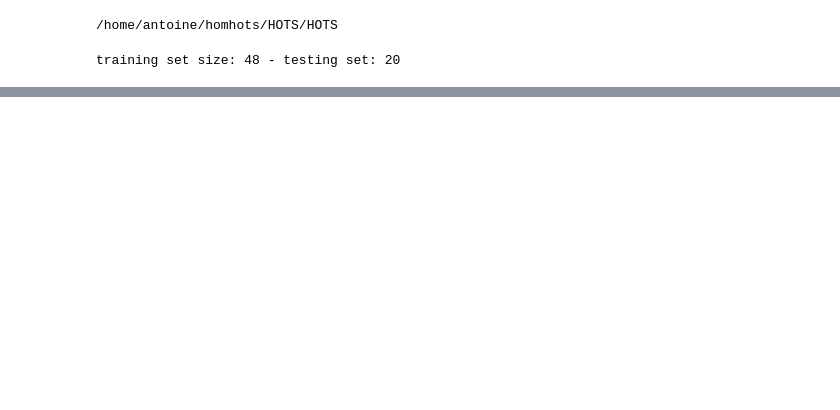
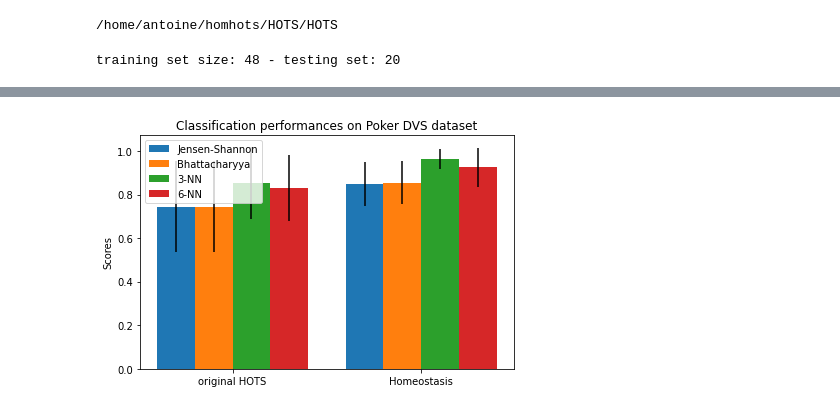
Before and after one commit to SpikeAI/HOTS, a Jupyter notebook: notebooks/HOTS_EXP_06_PokerDVS.ipynb, the cells around one changed output, grey strips where cells are left out. Cells and saved outputs as stored; diff of their text form; code cells hidden in the pictures; blank space fills up the shorter version.

```diff
--- a/notebooks/HOTS_EXP_06_PokerDVS.ipynb
+++ b/notebooks/HOTS_EXP_06_PokerDVS.ipynb
@@ -200,14 +156,14 @@ kNN6_scorehom = []
 kNN3_score = []
 kNN3_scorehom = []
 
-tau = 0.1
+tau = 0.07
 
 for name in ['hots', 'homhots']:
     for i in range(20):
         timestr = '2021-03-28'+str(i)
-        hotshom, homeotest = netparam(name, filt, tau, nbclust, sigma, homeinv, jitter, timestr, dataset, R)#, nb_learn=50)
-        trainhistomap = hotshom.running(homeotest=homeotest, nb_digit = nb_train, outstyle='histo', dataset=dataset)
-        testhistomap = hotshom.running(homeotest = homeotest, train=False, nb_digit=nb_test, jitonic=jitonic, dataset=dataset)
+        hotshom, homeotest = netparam(name, filt, tau, nbclust, sigma, homeinv, jitter, timestr, dataset, R, verbose=verbose)#, nb_learn=50)
+        trainhistomap = hotshom.running(homeotest=homeotest, nb_digit = nb_train, outstyle='histo', dataset=dataset, verbose=verbose)
+        testhistomap = hotshom.running(homeotest = homeotest, train=False, nb_digit=nb_test, jitonic=jitonic, dataset=dataset, verbose=verbose)
         score = histoscore(trainhistomap,testhistomap, verbose = verbose)
         if name=='hots':
             BA_score.append(score[0])
@@ -219,7 +175,7 @@ for name in ['hots', 'homhots']:
             JS_scorehom.append(score[4])
             kNN3_scorehom.append(score[5])
             kNN6_scorehom.append(score[6])
-        trainhistomap = hotshom.running(homeotest=homeotest, nb_digit = nb_train, outstyle='histav', dataset=dataset)
+        trainhistomap = hotshom.running(homeotest=homeotest, nb_digit = nb_train, outstyle='histav', dataset=dataset, verbose=verbose)
         score = histoscore_lagorce(trainhistomap,testhistomap, verbose = verbose)
         if name=='hots':
             BA_score_histav.append(score[0])
@@ -235,0 +204,35 @@ KeyboardInterrupt:
+# %%
+labels = ['original HOTS', 'Homeostasis']
+JS_means = [np.mean(JS_score_histav), np.mean(JS_scorehom_histav)]
+BA_means = [np.mean(BA_score_histav), np.mean(BA_scorehom_histav)]
+kNN3_means = [np.mean(kNN3_score), np.mean(kNN3_scorehom)]
+kNN6_means = [np.mean(kNN6_score), np.mean(kNN6_scorehom)]
+JS_std = [np.std(JS_score_histav), np.std(JS_scorehom_histav)]
+BA_std = [np.std(BA_score_histav), np.std(BA_scorehom_histav)]
+kNN3_std = [np.std(kNN3_score), np.std(kNN3_scorehom)]
+kNN6_std = [np.std(kNN6_score), np.std(kNN6_scorehom)]
+
+x = np.arange(len(labels))  # the label locations
+width = 0.2  # the width of the bars
+
+fig, ax = plt.subplots()
+rects1 = ax.bar(x - 3/2*width, JS_means, width, yerr = JS_std, label='Jensen-Shannon')
+rects2 = ax.bar(x - width/2, BA_means, width, yerr = BA_std, label='Bhattacharyya')
+rects3 = ax.bar(x + width/2, kNN3_means, width, yerr = kNN3_std, label='3-NN')
+rects4 = ax.bar(x + 3/2*width, kNN6_means, width, yerr = kNN6_std, label='6-NN')
+
+# Add some text for labels, title and custom x-axis tick labels, etc.
+ax.set_ylabel('Scores')
+ax.set_title('Classification performances on Poker DVS dataset')
+ax.set_xticks(x)
+ax.set_xticklabels(labels)
+ax.legend()
+
+#ax.bar_label(rects1, padding=3)
+#ax.bar_label(rects2, padding=3)
+
+fig.tight_layout()
+
+plt.show()
+# %% [output]
+[figure, added]
```
Also changed, not shown: parts of 10 cells of this notebook.
